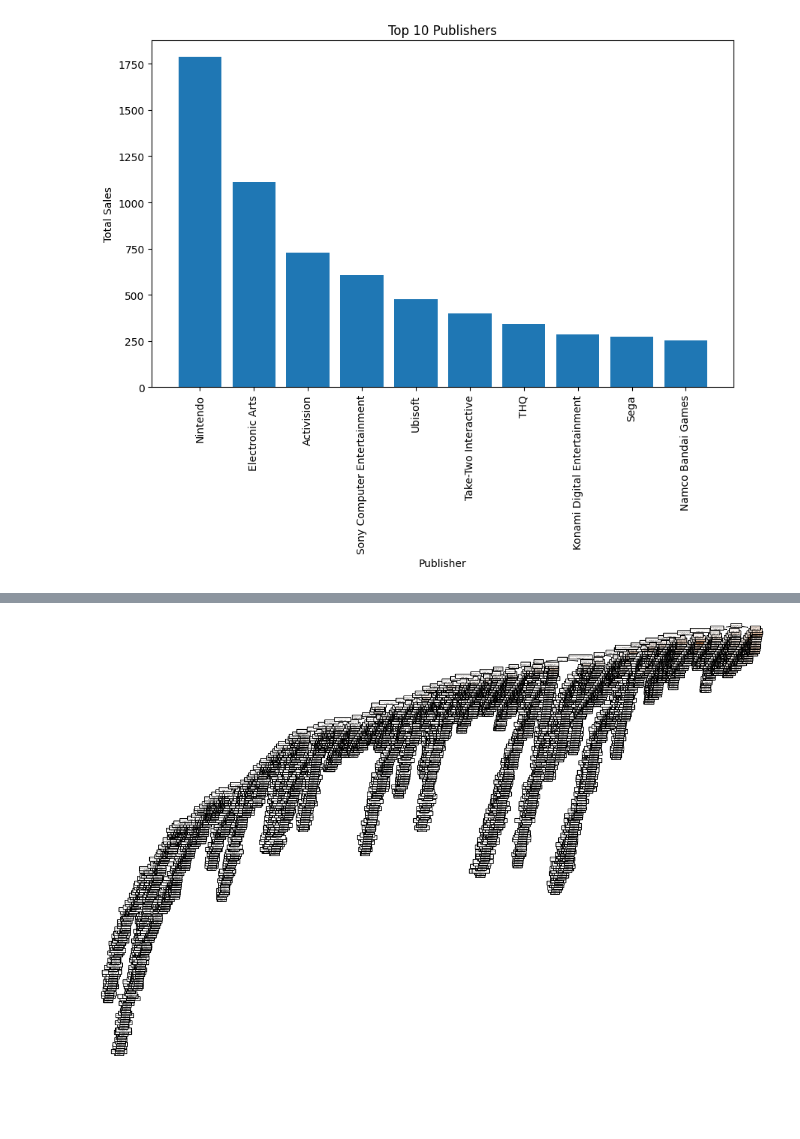
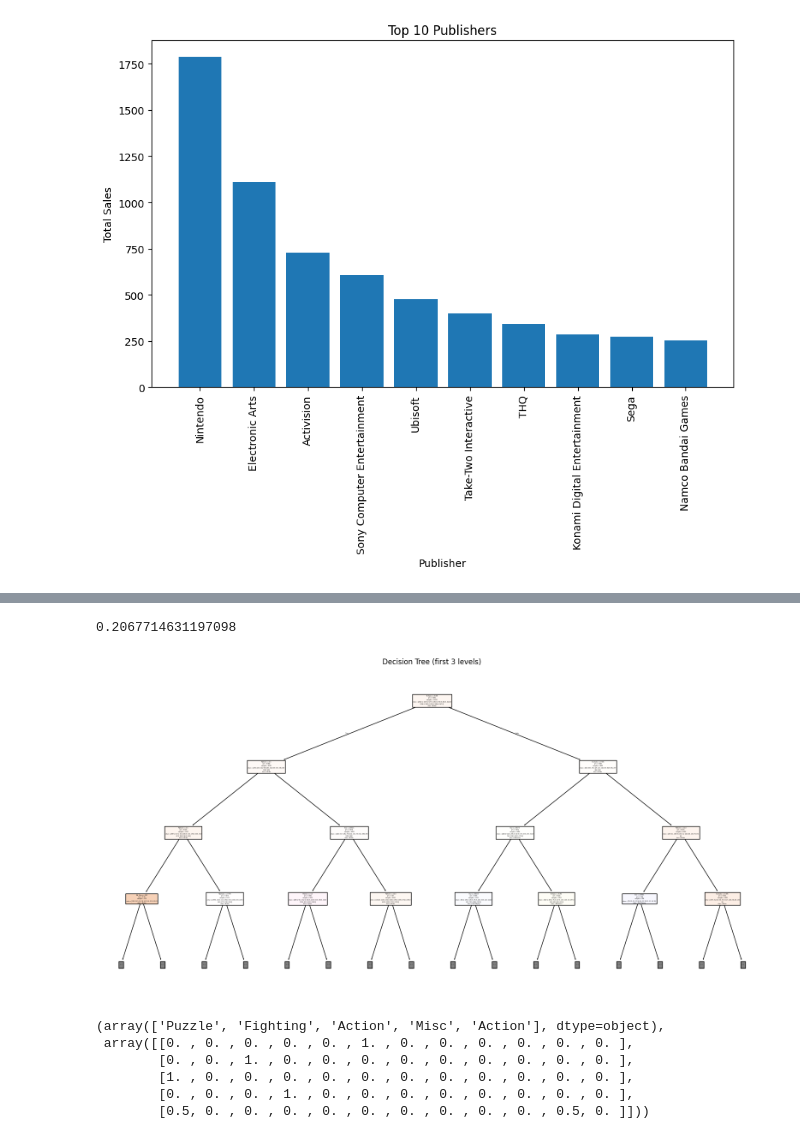
Before and after one commit to Vilars/Data-201, a Jupyter notebook: Project3.ipynb, the cells around one changed output, grey strips where cells are left out. Saved outputs shown, nothing was run; the diff lists cells and outputs as text; code cells hidden in the pictures; blank space fills up the shorter version.

```diff
--- a/Project3.ipynb
+++ b/Project3.ipynb
@@ -166,9 +145,57 @@ Mean Squared Error: 3.7464314744790577
-# %%
-# Plot the tree with tree.plot_tree
-from sklearn.tree import plot_tree
-
-plt.figure(figsize=(15, 10))
-plot_tree(model, feature_names=X.columns, filled=True, rounded=True)
-plt.show()
-# %% [output]
-[figure, removed]
+# %%
+from sklearn.model_selection import train_test_split
+from sklearn.preprocessing import LabelEncoder
+from sklearn.tree import DecisionTreeClassifier, plot_tree
+from sklearn.metrics import accuracy_score
+
+# Drop rows with missing values in relevant columns
+df_class = df[['Platform', 'Year', 'Genre', 'NA_Sales', 'EU_Sales', 'JP_Sales', 'Other_Sales']].dropna()
+
+# Encode categorical variables
+le_platform = LabelEncoder()
+df_class['Platform'] = le_platform.fit_transform(df_class['Platform'])
+
+le_genre = LabelEncoder()
+df_class['Genre'] = le_genre.fit_transform(df_class['Genre'])
+
+# Features and target
+X = df_class[['Platform', 'Year', 'NA_Sales', 'EU_Sales', 'JP_Sales', 'Other_Sales']]
+y = df_class['Genre']
+
+# Split the data
+X_train, X_test, y_train, y_test = train_test_split(X, y, test_size=0.2, random_state=42)
+
+# Train Decision Tree Classifier
+clf = DecisionTreeClassifier(random_state=42)
+clf.fit(X_train, y_train)
+
+# Predict on test set
+y_pred = clf.predict(X_test)
+y_proba = clf.predict_proba(X_test)
+
+# Accuracy score
+accuracy = accuracy_score(y_test, y_pred)
+
+accuracy
+# %% [output]
+0.2067714631197098
+# %%
+# Show a few predictions and their corresponding predicted probabilities
+predicted_genres = le_genre.inverse_transform(y_pred[:5])
+predicted_proba = y_proba[:5]
+
+# Plot the decision tree
+plt.figure(figsize=(20, 10))
+plot_tree(clf, feature_names=X.columns, class_names=le_genre.classes_, filled=True, max_depth=3)
+plt.title("Decision Tree (first 3 levels)")
+plt.show()
+
+predicted_genres, predicted_proba
+# %% [output]
+[figure, added]
+(array(['Puzzle', 'Fighting', 'Action', 'Misc', 'Action'], dtype=object),
+ array([[0. , 0. , 0. , 0. , 0. , 1. , 0. , 0. , 0. , 0. , 0. , 0. ],
+        [0. , 0. , 1. , 0. , 0. , 0. , 0. , 0. , 0. , 0. , 0. , 0. ],
+        [1. , 0. , 0. , 0. , 0. , 0. , 0. , 0. , 0. , 0. , 0. , 0. ],
+        [0. , 0. , 0. , 1. , 0. , 0. , 0. , 0. , 0. , 0. , 0. , 0. ],
+        [0.5, 0. , 0. , 0. , 0. , 0. , 0. , 0. , 0. , 0. , 0.5, 0. ]]))
```
Also changed, not shown: parts of 2 cells of this notebook.
